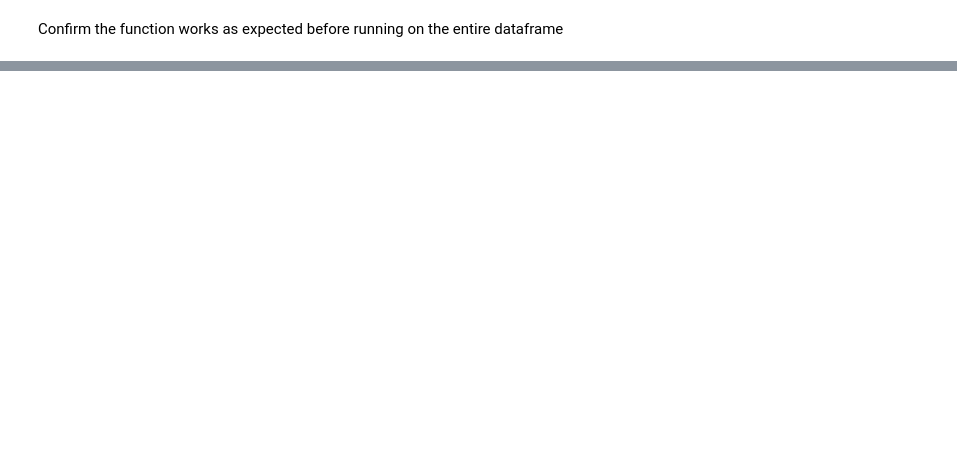
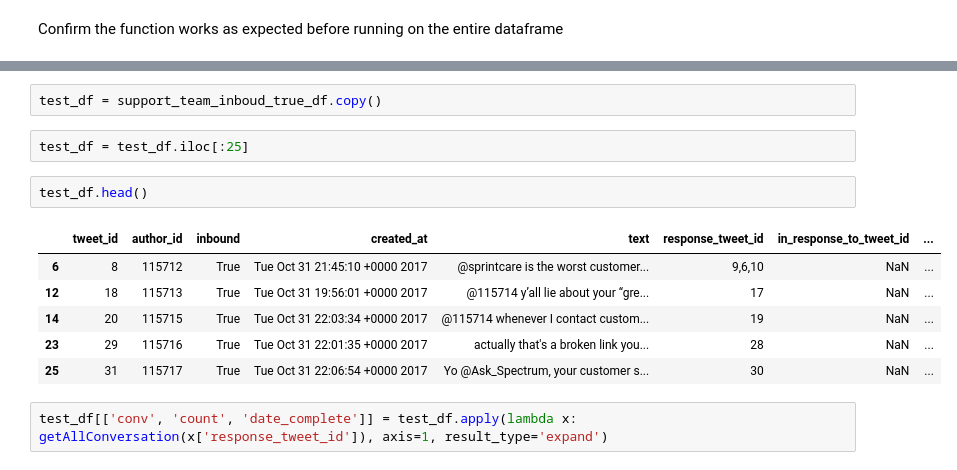
Before and after one commit to erictlong/customer-support-automation, a Jupyter notebook: data analytics/dataReview.ipynb, the cells around one changed output, grey strips where cells are left out. Drawn from its saved outputs; the diff is of its cells as text; blank space fills up the shorter version.

```diff
--- a/data analytics/dataReview.ipynb
+++ b/data analytics/dataReview.ipynb
@@ -676,0 +717,15 @@ print(test_conv['date'])
+# %%
+test_df = support_team_inboud_true_df.copy()
+# %%
+test_df = test_df.iloc[:25]
+# %%
+test_df.head()
+# %% [output]
+|  | tweet_id | author_id | inbound | created_at | text | response_tweet_id | in_response_to_tweet_id | ... |
+| 6 | 8 | 115712 | True | Tue Oct 31 21:45:10 +0000 2017 | @sprintcare is the worst customer... | 9,6,10 | NaN | ... |
+| 12 | 18 | 115713 | True | Tue Oct 31 19:56:01 +0000 2017 | @115714 y’all lie about your “gre... | 17 | NaN | ... |
+| 14 | 20 | 115715 | True | Tue Oct 31 22:03:34 +0000 2017 | @115714 whenever I contact custom... | 19 | NaN | ... |
+| 23 | 29 | 115716 | True | Tue Oct 31 22:01:35 +0000 2017 | actually that's a broken link you... | 28 | NaN | ... |
+| 25 | 31 | 115717 | True | Tue Oct 31 22:06:54 +0000 2017 | Yo @Ask_Spectrum, your customer s... | 30 | NaN | ... |
+# %%
+test_df[['conv', 'count', 'date_complete']] = test_df.apply(lambda x: getAllConversation(x['response_tweet_id']), axis=1, result_type='expand')
```
Also changed, not shown: parts of 22 cells of this notebook.
